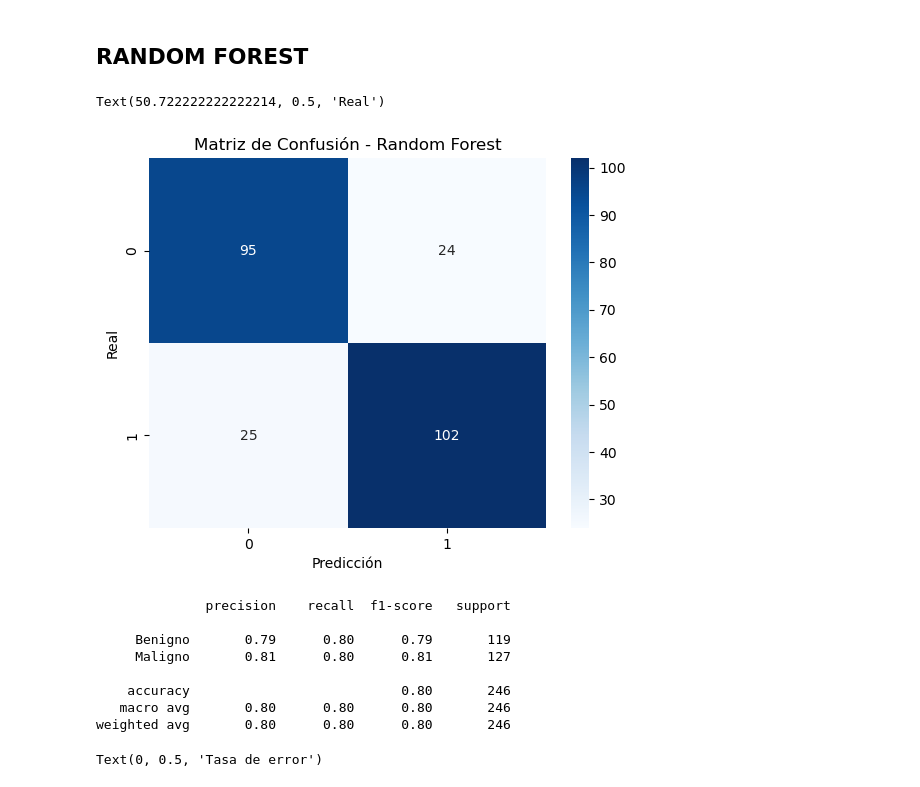
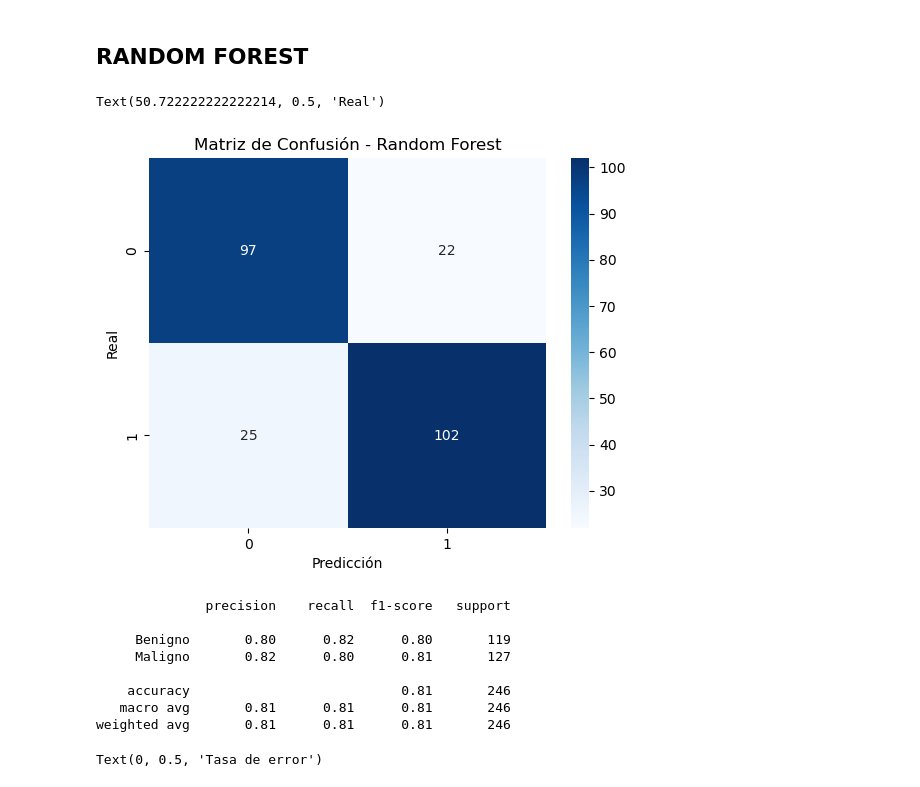
Before and after one commit to Abel-Leon/API_ALGORITMOS_GR8, a Jupyter notebook: mammographic/Algoritmos.ipynb, the cells around one changed output. Drawn from its saved outputs; the diff is of its cells as text; code cells hidden in the pictures.

```diff
--- a/mammographic/Algoritmos.ipynb
+++ b/mammographic/Algoritmos.ipynb
@@ -97,32 +97,32 @@ plt.plot(valores, tasa_error, color='green', marker='o', markerfacecolor='red',
 # %%
 #####Implementamos el algoritmo: RANDOM FOREST
 from sklearn.ensemble import RandomForestClassifier
 #Entrenar el algoritmo
-rf_mm = RandomForestClassifier(n_estimators=17, random_state=31)
+rf_mm = RandomForestClassifier(n_estimators=16, random_state=31)
 rf_mm.fit(x_train, y_train)
 
 predicciones_rf = rf_mm.predict(x_test)
 from sklearn.metrics import classification_report, confusion_matrix
 tn, fp, fn, tp = confusion_matrix(y_test, predicciones_rf).ravel()
 sb.heatmap(confusion_matrix(y_test, predicciones_rf), annot=True, fmt="d",cmap="Blues")
 plt.title('Matriz de Confusión - Random Forest')
 plt.xlabel('Predicción')
 plt.ylabel('Real')
 # %% [output]
 Text(50.722222222222214, 0.5, 'Real')
-[figure, old version]
+[figure, new version]
 # %%
 ### Imprimiendo las metricas
 print(classification_report(y_test,predicciones_rf,target_names=clasificadores))
 # %% [output]
               precision    recall  f1-score   support
 
-     Benigno       0.79      0.80      0.79       119
-     Maligno       0.81      0.80      0.81       127
+     Benigno       0.80      0.82      0.80       119
+     Maligno       0.82      0.80      0.81       127
 
-    accuracy                           0.80       246
-   macro avg       0.80      0.80      0.80       246
-weighted avg       0.80      0.80      0.80       246
+    accuracy                           0.81       246
+   macro avg       0.81      0.81      0.81       246
+weighted avg       0.81      0.81      0.81       246
 # %%
 # Evaluar numero de arboles optimo
 tasa_error_rf = []
```
Also changed, not shown: parts of 3 cells of this notebook.
